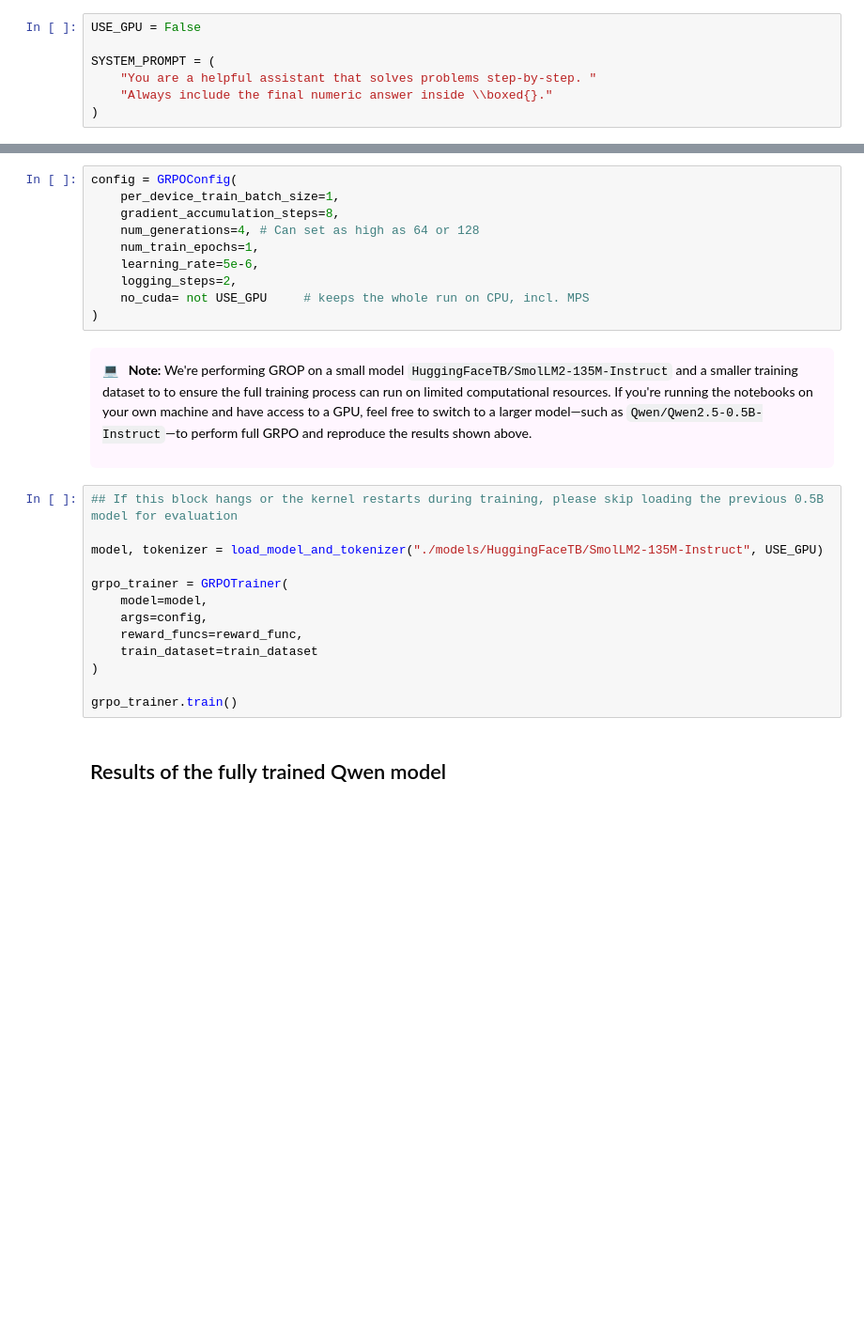
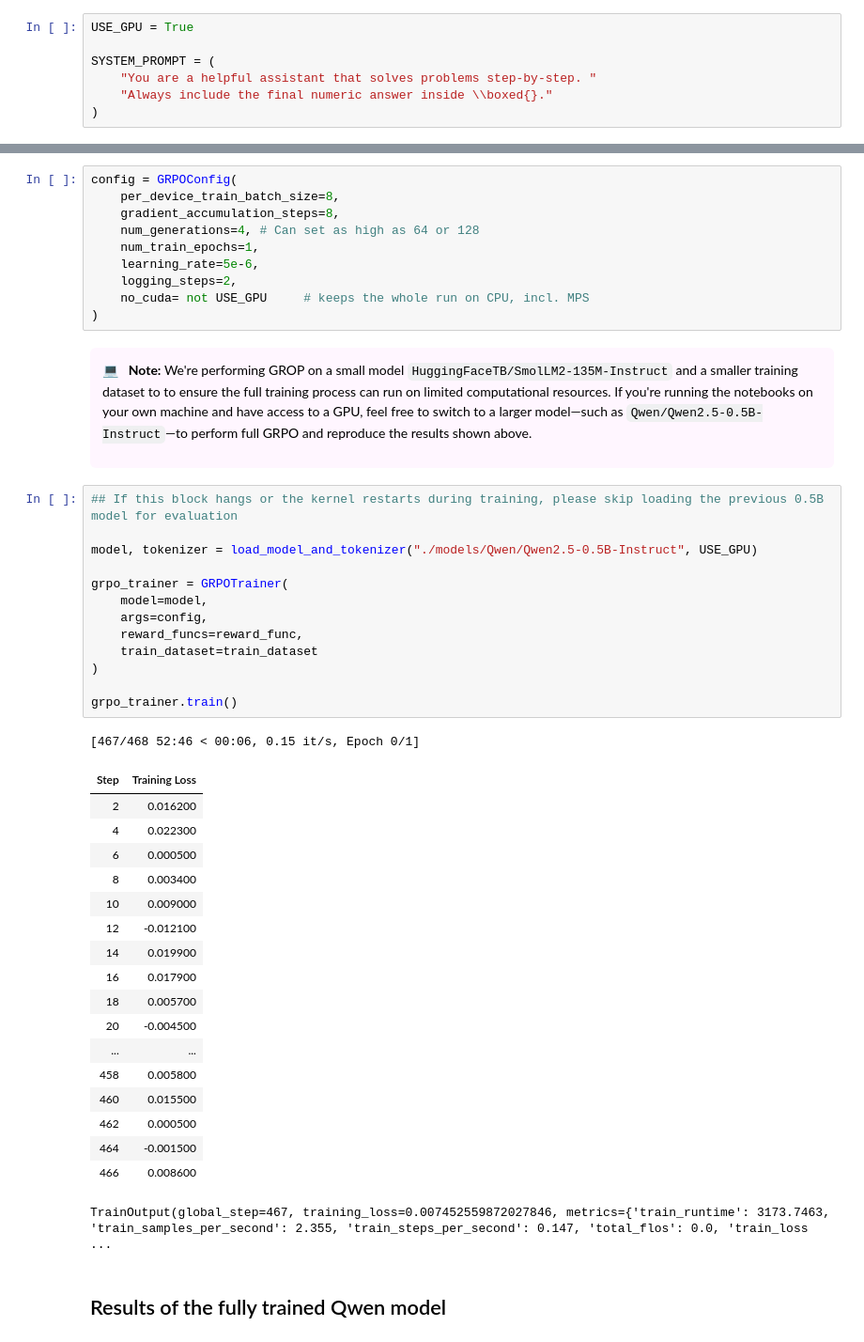
Before and after one commit to LIANGSNOW/Learning_materials, a Jupyter notebook: online_RL.ipynb, the cells around one changed output, grey strips where cells are left out. Shown: that part at 94% size. Cells and saved outputs as stored; diff of their text form; blank space fills up the shorter version.

```diff
--- a/online_RL.ipynb
+++ b/online_RL.ipynb
@@ -28,7 +28,7 @@ from tqdm import tqdm
 # %% [markdown]
 ## Prepare for evaluation dataset for Math: GSM8K
 # %%
-USE_GPU = False
+USE_GPU = True
 
 SYSTEM_PROMPT = (
     "You are a helpful assistant that solves problems step-by-step. "
@@ -117,7 +227,7 @@ print(train_dataset[0])
 ## GRPO Training
 # %%
 config = GRPOConfig(
-    per_device_train_batch_size=1,
+    per_device_train_batch_size=8,
     gradient_accumulation_steps=8,
     num_generations=4, # Can set as high as 64 or 128
     num_train_epochs=1,
@@ -132,16 +242,36 @@ config = GRPOConfig(
 # %%
 ## If this block hangs or the kernel restarts during training, please skip loading the previous 0.5B model for evaluation
 
-model, tokenizer = load_model_and_tokenizer("./models/HuggingFaceTB/SmolLM2-135M-Instruct", USE_GPU)
+model, tokenizer = load_model_and_tokenizer("./models/Qwen/Qwen2.5-0.5B-Instruct", USE_GPU)
 
 grpo_trainer = GRPOTrainer(
     model=model,
     args=config,
     reward_funcs=reward_func,
     train_dataset=train_dataset
 )
 
 grpo_trainer.train()
+# %% [output]
+[467/468 52:46 < 00:06, 0.15 it/s, Epoch 0/1]
+| Step | Training Loss |
+| 2 | 0.016200 |
+| 4 | 0.022300 |
+| 6 | 0.000500 |
+| 8 | 0.003400 |
+| 10 | 0.009000 |
+| 12 | -0.012100 |
+| 14 | 0.019900 |
+| 16 | 0.017900 |
+| 18 | 0.005700 |
+| 20 | -0.004500 |
+| ... | ... |
+| 458 | 0.005800 |
+| 460 | 0.015500 |
+| 462 | 0.000500 |
+| 464 | -0.001500 |
+| 466 | 0.008600 |
+TrainOutput(global_step=467, training_loss=0.007452559872027846, metrics={'train_runtime': 3173.7463, 'train_samples_per_second': 2.355, 'train_steps_per_second': 0.147, 'total_flos': 0.0, 'train_loss ...
 # %% [markdown]
 ## Results of the fully trained Qwen model
 # %% [markdown]
```
Also changed, not shown: parts of 10 cells of this notebook, 3 other files.
